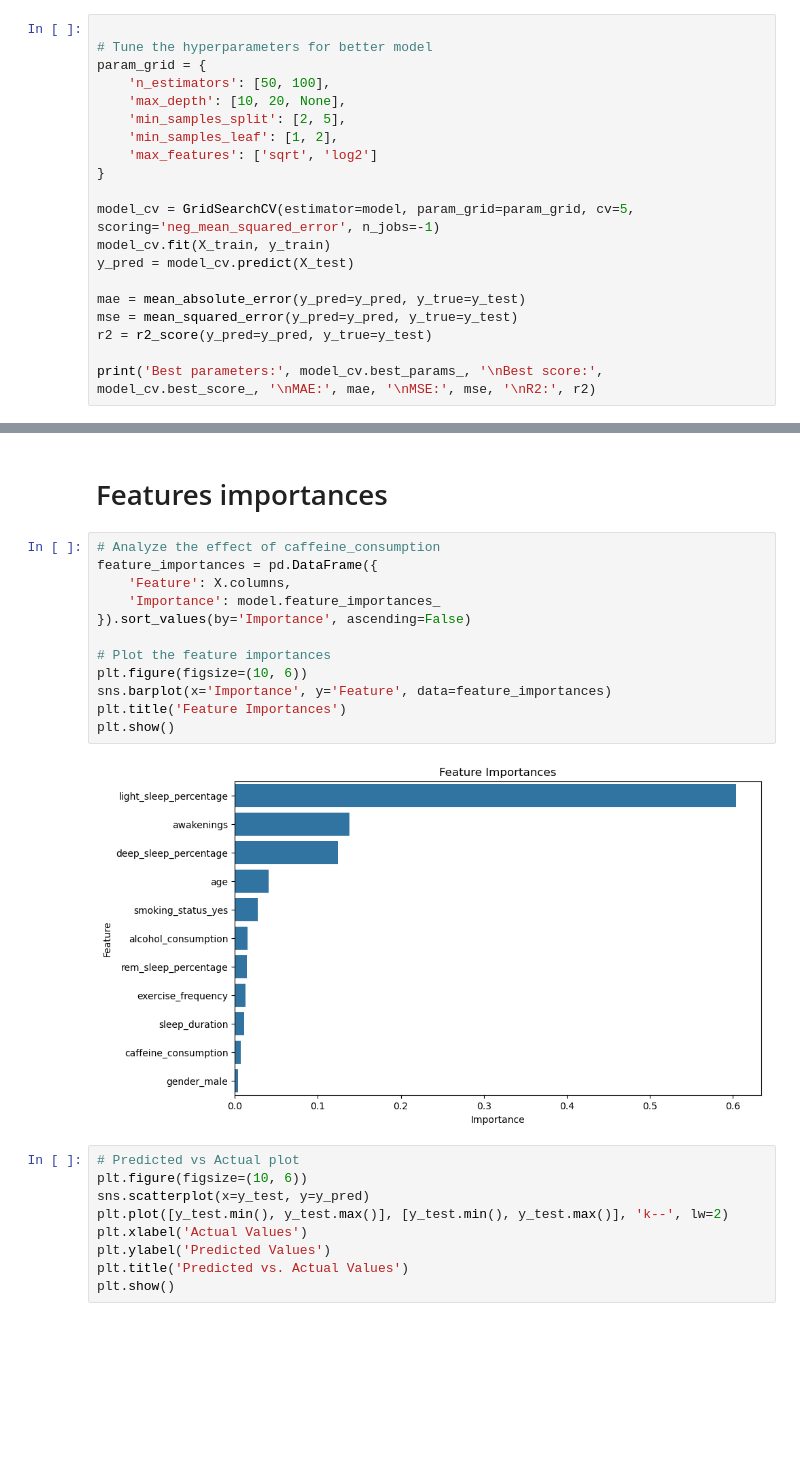
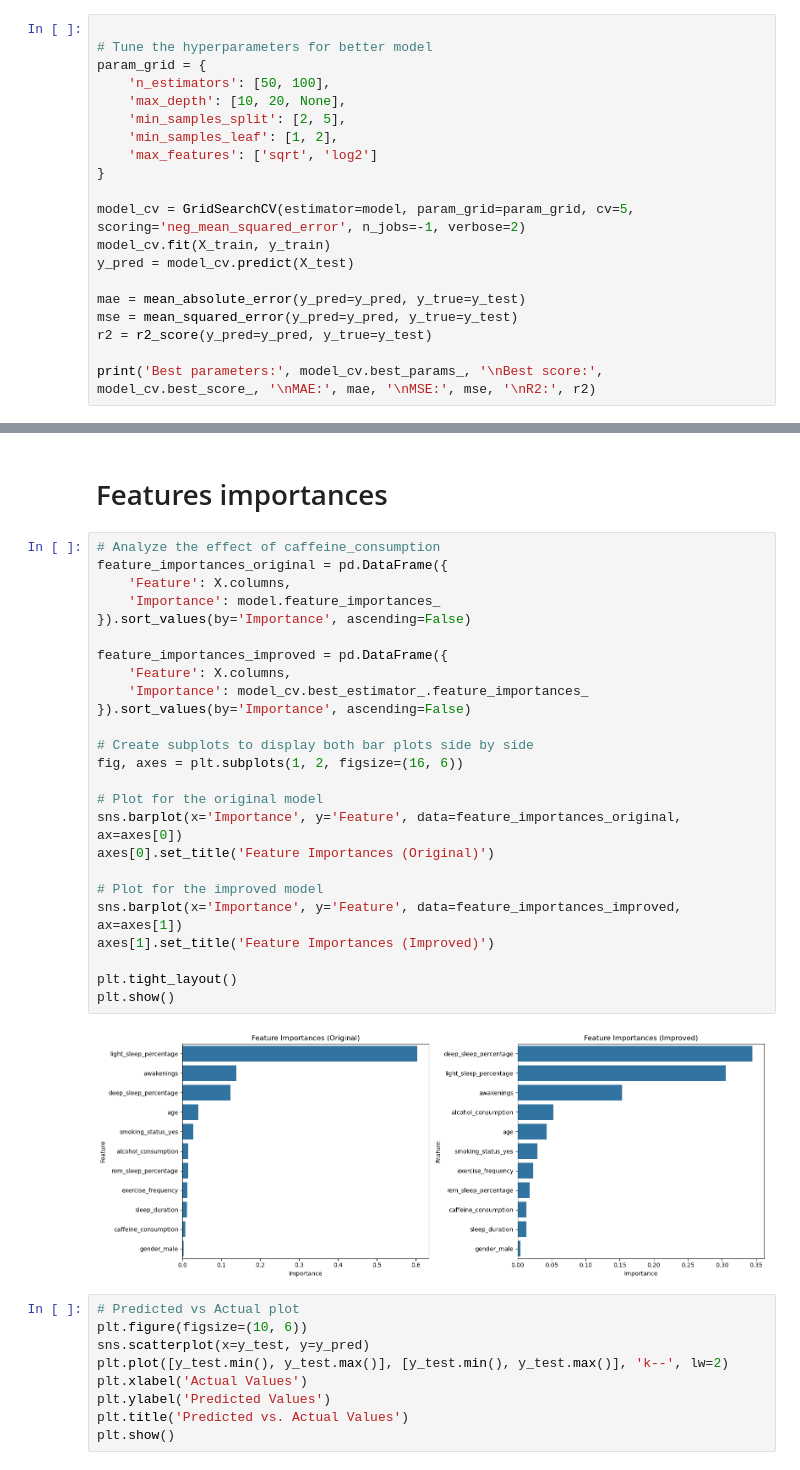
Before and after one commit to Jelles/ML-Model, a Jupyter notebook: random_forest_regression.ipynb, the cells around one changed output, grey strips where cells are left out. Cells and saved outputs as stored; diff of their text form; blank space fills up the shorter version.

```diff
--- a/random_forest_regression.ipynb
+++ b/random_forest_regression.ipynb
@@ -85,7 +85,7 @@ param_grid = {
     'max_features': ['sqrt', 'log2']
 }
 
-model_cv = GridSearchCV(estimator=model, param_grid=param_grid, cv=5, scoring='neg_mean_squared_error', n_jobs=-1)
+model_cv = GridSearchCV(estimator=model, param_grid=param_grid, cv=5, scoring='neg_mean_squared_error', n_jobs=-1, verbose=2)
 model_cv.fit(X_train, y_train)
 y_pred = model_cv.predict(X_test)
 
@@ -102,20 +103,33 @@ MSE: 0.1385315781390642
 R2: 0.8756578149212165
 # %% [markdown]
 # Features importances
-# %%
-# Analyze the effect of caffeine_consumption
-feature_importances = pd.DataFrame({
-    'Feature': X.columns,
-    'Importance': model.feature_importances_
-}).sort_values(by='Importance', ascending=False)
-
-# Plot the feature importances
-plt.figure(figsize=(10, 6))
-sns.barplot(x='Importance', y='Feature', data=feature_importances)
-plt.title('Feature Importances')
-plt.show()
-# %% [output]
-[figure, removed]
+# %%
+# Analyze the effect of caffeine_consumption
+feature_importances_original = pd.DataFrame({
+    'Feature': X.columns,
+    'Importance': model.feature_importances_
+}).sort_values(by='Importance', ascending=False)
+
+feature_importances_improved = pd.DataFrame({
+    'Feature': X.columns,
+    'Importance': model_cv.best_estimator_.feature_importances_
+}).sort_values(by='Importance', ascending=False)
+
+# Create subplots to display both bar plots side by side
+fig, axes = plt.subplots(1, 2, figsize=(16, 6))
+
+# Plot for the original model
+sns.barplot(x='Importance', y='Feature', data=feature_importances_original, ax=axes[0])
+axes[0].set_title('Feature Importances (Original)')
+
+# Plot for the improved model
+sns.barplot(x='Importance', y='Feature', data=feature_importances_improved, ax=axes[1])
+axes[1].set_title('Feature Importances (Improved)')
+
+plt.tight_layout()
+plt.show()
+# %% [output]
+[figure, added]
 # %%
 # Predicted vs Actual plot
 plt.figure(figsize=(10, 6))
```
Also changed, not shown: parts of 1 cell of this notebook, 2 other files.
